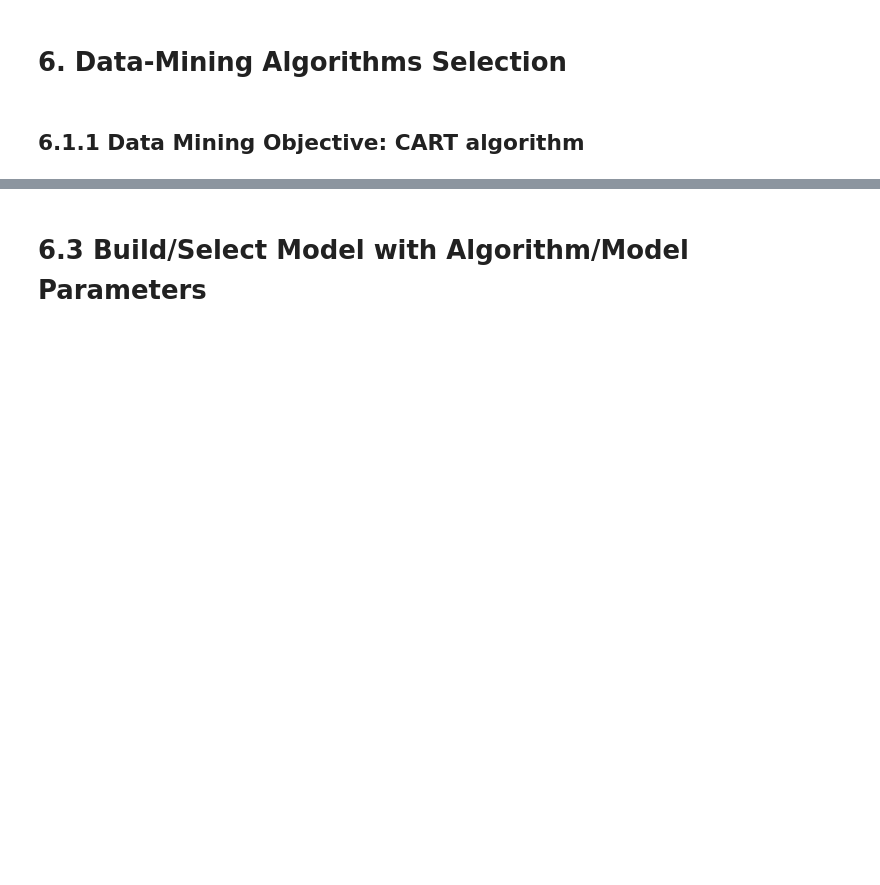
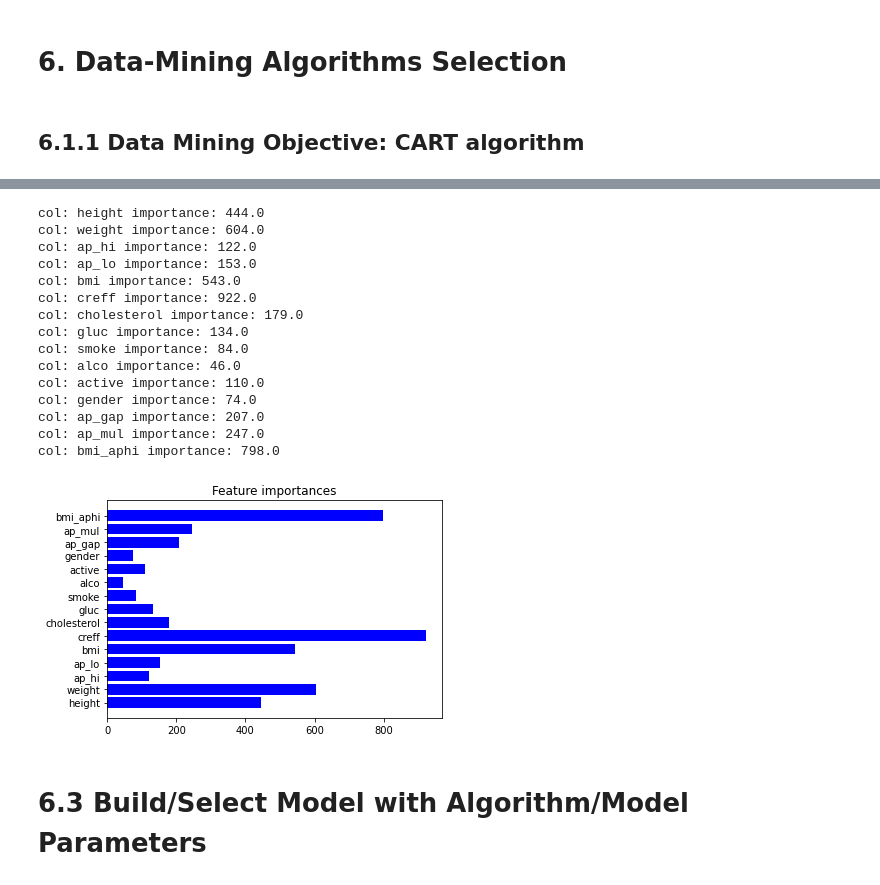
Before and after one commit to zhou373/infosys722, a Jupyter notebook: BDAS.ipynb, the cells around one changed output, grey strips where cells are left out. Drawn from its saved outputs; the diff is of its cells as text; code cells hidden in the pictures; blank space fills up the shorter version.

```diff
--- a/BDAS.ipynb
+++ b/BDAS.ipynb
@@ -638,11 +758,20 @@ RFC
 # %%
-from xgboost.spark import SparkXGBClassifier
+from pyspark.ml.evaluation import BinaryClassificationEvaluator, MulticlassClassificationEvaluator
 
-xgc = SparkXGBClassifier(features_col="scaledFeatures",
-                         label_col="label",)
+evaluatorMulti = MulticlassClassificationEvaluator(labelCol="label", predictionCol="prediction")
+evaluator = BinaryClassificationEvaluator(labelCol="label")
+
+xgc = SparkXGBClassifier(features_col="scaledFeatures", label_col="label",)
 xgc_model = xgc.fit(train_data)
 xgc_predictions = xgc_model.transform(test_data)
 
 print("XGC")
-print(my_binary_eval.evaluate(xgc_predictions))
+predictionAndTarget = rfc_model.transform(test_data).select("label", "prediction")
+# Get metrics
+acc = evaluatorMulti.evaluate(predictionAndTarget, {evaluatorMulti.metricName: "accuracy"})
+f1 = evaluatorMulti.evaluate(predictionAndTarget, {evaluatorMulti.metricName: "f1"})
+weightedPrecision = evaluatorMulti.evaluate(predictionAndTarget, {evaluatorMulti.metricName: "weightedPrecision"})
+weightedRecall = evaluatorMulti.evaluate(predictionAndTarget, {evaluatorMulti.metricName: "weightedRecall"})
+auc = evaluator.evaluate(xgc_predictions)
+print('ACCURACY: %.4f'%acc, 'F1: %.4f'%f1, 'auc: %.4f'%auc)
 # %% [output]
@@ -661,3 +790,32 @@ INFO:XGBoost-PySpark:Do the inference on the CPUs                   (2 + 2) / 4]
+# %%
+col_list = []
+importance_list = []
+for c, v in zip(assembler.getInputCols(), xgc_model.get_feature_importances().values()):
+    col_list.append(c)
+    importance_list.append(v)
+    print('col: %s'%c, 'importance: %.1f'%v)
+
+plt.figure()
+plt.title("Feature importances")
+plt.barh(col_list, importance_list, color="b")
+plt.show()
+# %% [output]
+col: height importance: 444.0
+col: weight importance: 604.0
+col: ap_hi importance: 122.0
+col: ap_lo importance: 153.0
+col: bmi importance: 543.0
+col: creff importance: 922.0
+col: cholesterol importance: 179.0
+col: gluc importance: 134.0
+col: smoke importance: 84.0
+col: alco importance: 46.0
+col: active importance: 110.0
+col: gender importance: 74.0
+col: ap_gap importance: 207.0
+col: ap_mul importance: 247.0
+col: bmi_aphi importance: 798.0
+[figure, added]
 # %% [markdown]
 # 6.3 Build/Select Model with Algorithm/Model Parameters
 # %%
```
Also changed, not shown: parts of 36 cells of this notebook, 1 other file.
